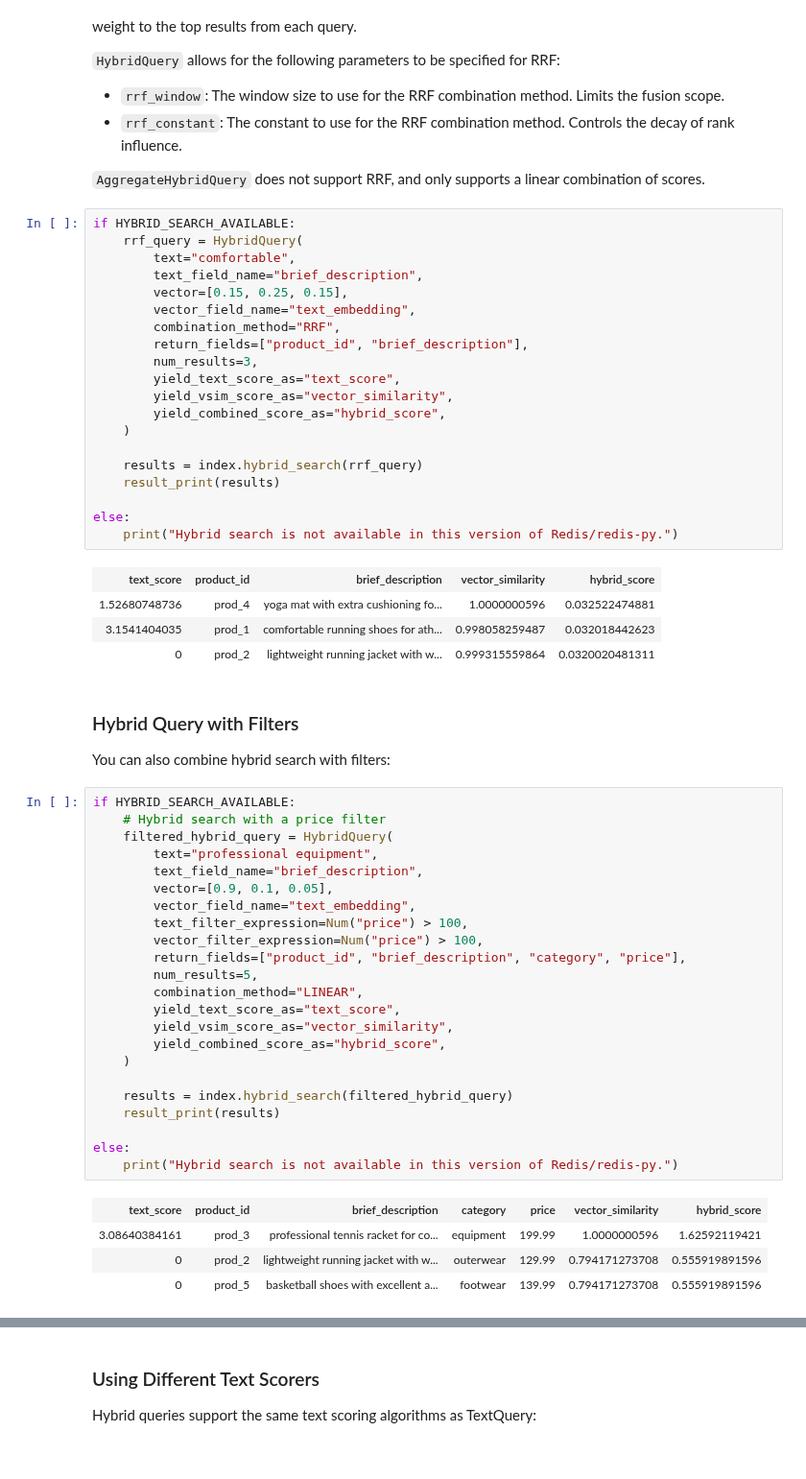
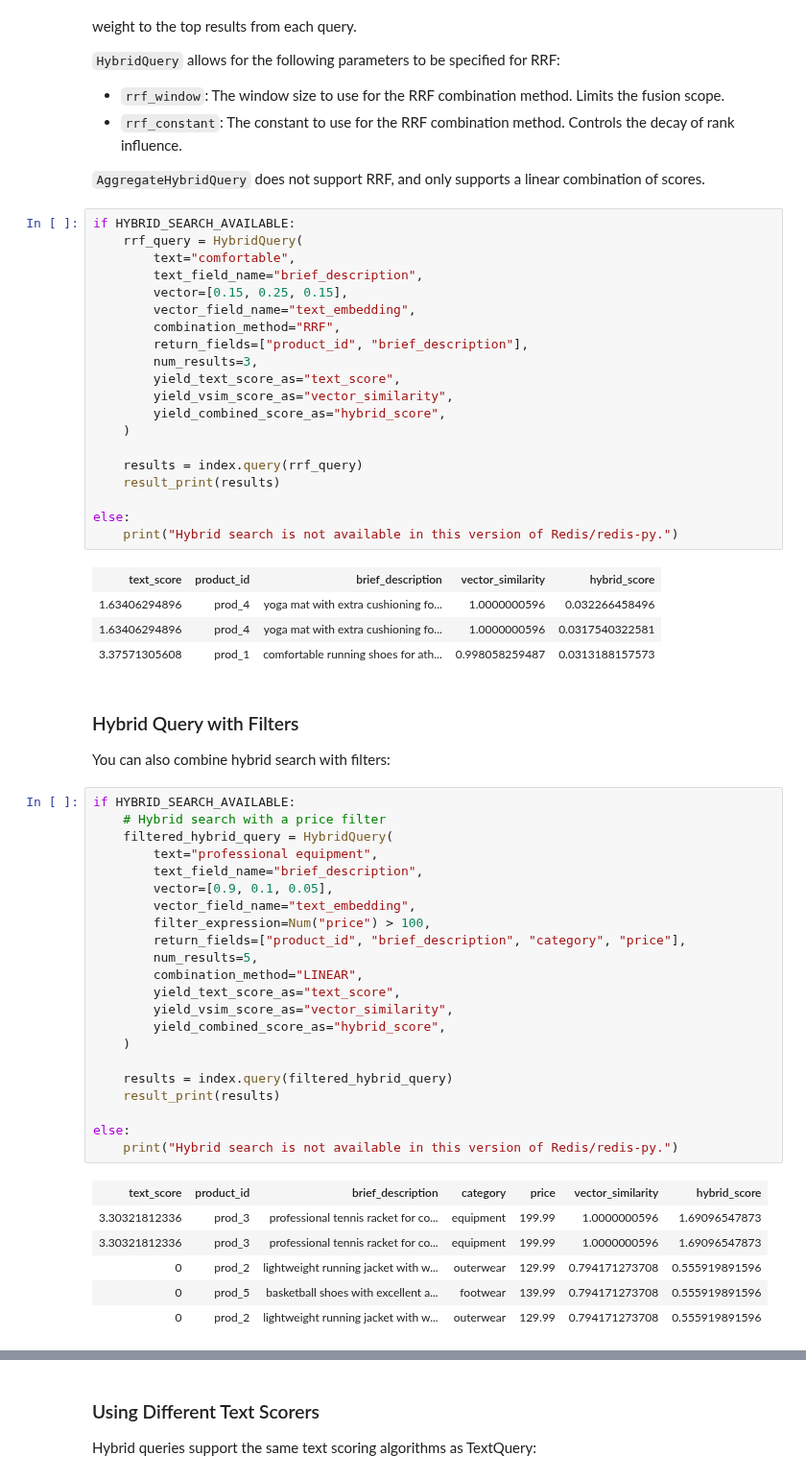
Before and after one commit to redis/redis-vl-python, a Jupyter notebook: docs/user_guide/11_advanced_queries.ipynb, the cells around one changed output, grey strips where cells are left out. Shown at 96% size. Cells and saved outputs as stored; diff of their text form.

```diff
--- a/docs/user_guide/11_advanced_queries.ipynb
+++ b/docs/user_guide/11_advanced_queries.ipynb
@@ -633,16 +641,16 @@ if HYBRID_SEARCH_AVAILABLE:
         yield_combined_score_as="hybrid_score",
     )
 
-    results = index.hybrid_search(rrf_query)
+    results = index.query(rrf_query)
     result_print(results)
 
 else:
     print("Hybrid search is not available in this version of Redis/redis-py.")
 # %% [output]
 | text_score | product_id | brief_description | vector_similarity | hybrid_score |
-| 1.52680748736 | prod_4 | yoga mat with extra cushioning fo... | 1.0000000596 | 0.032522474881 |
-| 3.1541404035 | prod_1 | comfortable running shoes for ath... | 0.998058259487 | 0.032018442623 |
-| 0 | prod_2 | lightweight running jacket with w... | 0.999315559864 | 0.0320020481311 |
+| 1.63406294896 | prod_4 | yoga mat with extra cushioning fo... | 1.0000000596 | 0.032266458496 |
+| 1.63406294896 | prod_4 | yoga mat with extra cushioning fo... | 1.0000000596 | 0.0317540322581 |
+| 3.37571305608 | prod_1 | comfortable running shoes for ath... | 0.998058259487 | 0.0313188157573 |
 # %% [markdown]
 ### Hybrid Query with Filters
 
@@ -650,31 +658,32 @@ You can also combine hybrid search with filters:
 # %%
 if HYBRID_SEARCH_AVAILABLE:
     # Hybrid search with a price filter
     filtered_hybrid_query = HybridQuery(
         text="professional equipment",
         text_field_name="brief_description",
         vector=[0.9, 0.1, 0.05],
         vector_field_name="text_embedding",
-        text_filter_expression=Num("price") > 100,
-        vector_filter_expression=Num("price") > 100,
+        filter_expression=Num("price") > 100,
         return_fields=["product_id", "brief_description", "category", "price"],
         num_results=5,
         combination_method="LINEAR",
         yield_text_score_as="text_score",
         yield_vsim_score_as="vector_similarity",
         yield_combined_score_as="hybrid_score",
     )
 
-    results = index.hybrid_search(filtered_hybrid_query)
+    results = index.query(filtered_hybrid_query)
     result_print(results)
 
 else:
     print("Hybrid search is not available in this version of Redis/redis-py.")
 # %% [output]
 | text_score | product_id | brief_description | category | price | vector_similarity | hybrid_score |
-| 3.08640384161 | prod_3 | professional tennis racket for co... | equipment | 199.99 | 1.0000000596 | 1.62592119421 |
+| 3.30321812336 | prod_3 | professional tennis racket for co... | equipment | 199.99 | 1.0000000596 | 1.69096547873 |
+| 3.30321812336 | prod_3 | professional tennis racket for co... | equipment | 199.99 | 1.0000000596 | 1.69096547873 |
 | 0 | prod_2 | lightweight running jacket with w... | outerwear | 129.99 | 0.794171273708 | 0.555919891596 |
 | 0 | prod_5 | basketball shoes with excellent a... | footwear | 139.99 | 0.794171273708 | 0.555919891596 |
+| 0 | prod_2 | lightweight running jacket with w... | outerwear | 129.99 | 0.794171273708 | 0.555919891596 |
 # %%
 # Hybrid search with a price filter
 filtered_hybrid_query = AggregateHybridQuery(
```
Also changed, not shown: parts of 24 cells of this notebook, 4 other files.
